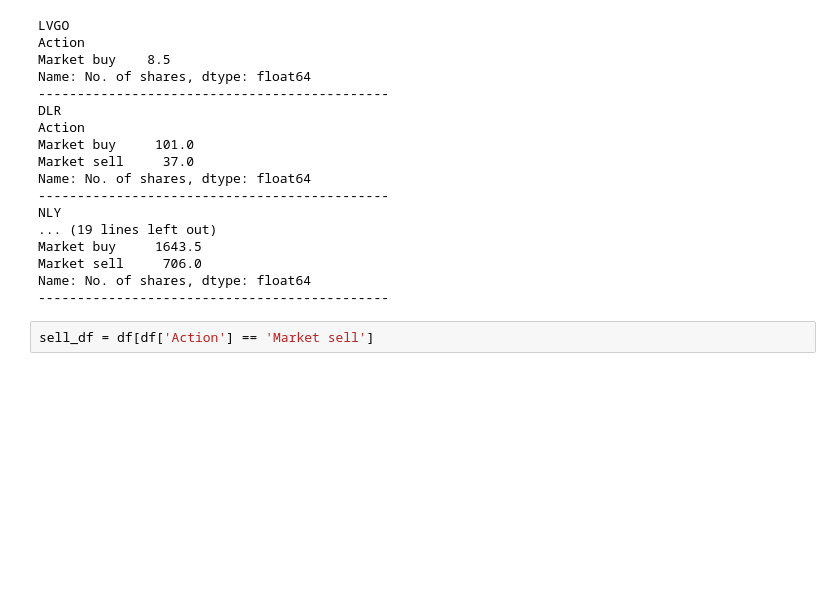
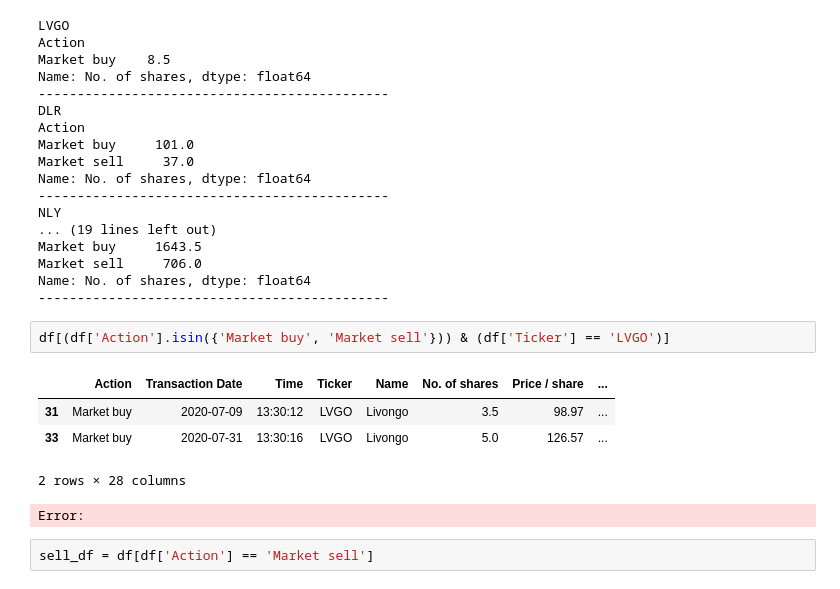
Before and after one commit to TomTomMao/finvis, a Jupyter notebook: data.ipynb, the cells around one changed output. Saved outputs shown, nothing was run; the diff lists cells and outputs as text; blank space fills up the shorter version.

```diff
--- a/data.ipynb
+++ b/data.ipynb
@@ -85,6 +39,14 @@ Market buy     1643.5
 Market sell     706.0
 Name: No. of shares, dtype: float64
 ---------------------------------------------
+# %%
+df[(df['Action'].isin({'Market buy', 'Market sell'})) & (df['Ticker'] == 'LVGO')]
+# %% [output]
+|  | Action | Transaction Date | Time | Ticker | Name | No. of shares | Price / share | ... |
+| 31 | Market buy | 2020-07-09 | 13:30:12 | LVGO | Livongo | 3.5 | 98.97 | ... |
+| 33 | Market buy | 2020-07-31 | 13:30:16 | LVGO | Livongo | 5.0 | 126.57 | ... |
+2 rows × 28 columns
+Error:
 # %%
 sell_df = df[df['Action'] == 'Market sell']
 # %%
```
Also changed, not shown: parts of 3 cells of this notebook, 1 other file.
